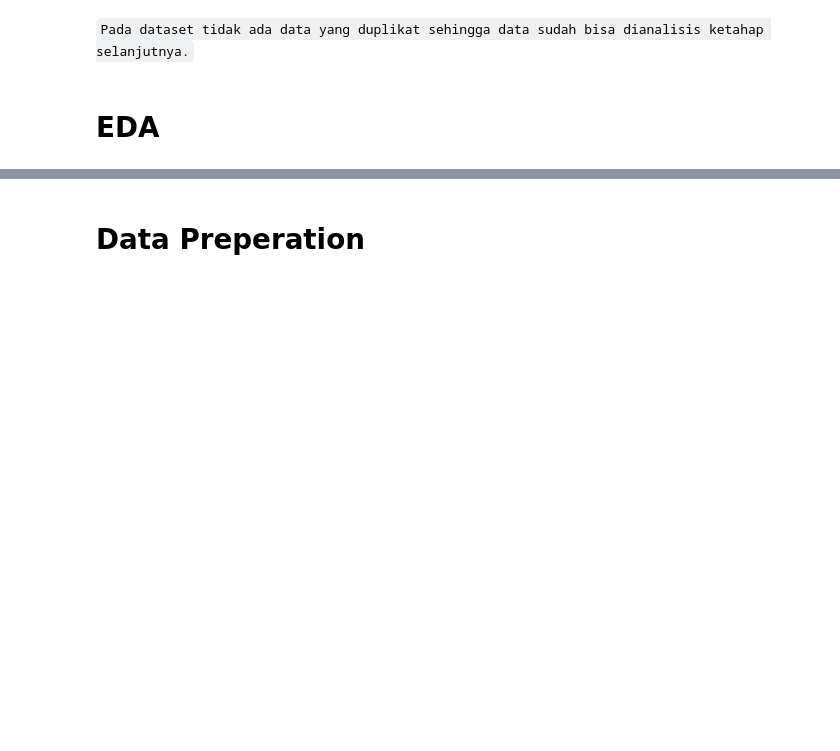
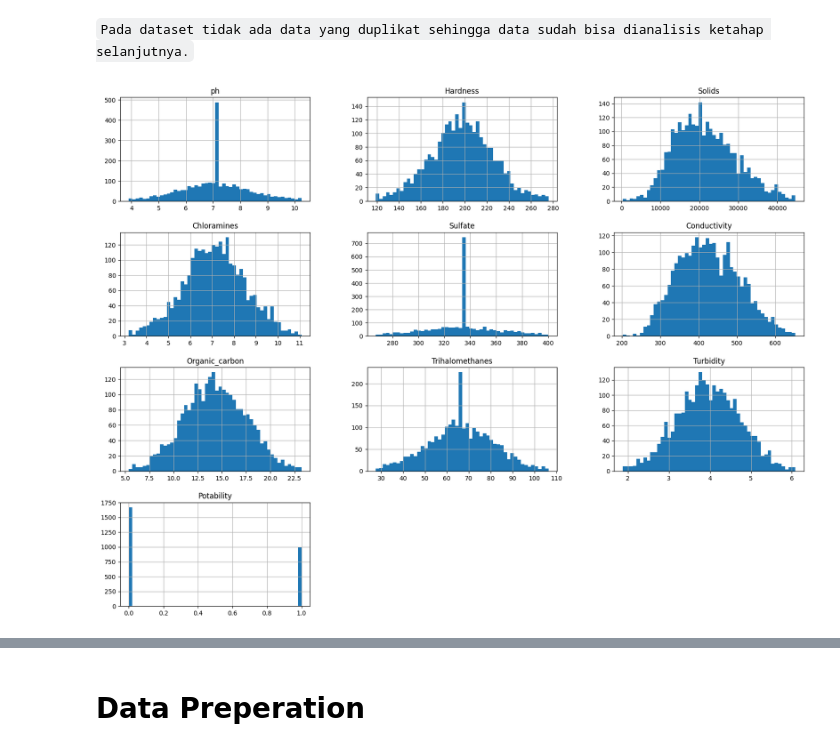
Before and after one commit to ilman79/predict_salary_Indonesia, a Jupyter notebook: Predict_salary_Indonesia.ipynb, the cells around one changed output, grey strips where cells are left out. Drawn from its saved outputs; the diff is of its cells as text; code cells hidden in the pictures; blank space fills up the shorter version.

```diff
--- a/Predict_salary_Indonesia.ipynb
+++ b/Predict_salary_Indonesia.ipynb
@@ -218,5 +202,8 @@ dataset.duplicated().sum()
 0
 # %% [markdown]
 `Pada dataset tidak ada data yang duplikat sehingga data sudah bisa dianalisis ketahap selanjutnya.`
-# %% [markdown]
-# EDA
+# %%
+datasets.hist(bins=50, figsize=(20,15))
+plt.show()
+# %% [output]
+[figure, added]
```
Also changed, not shown: parts of 33 cells of this notebook.
